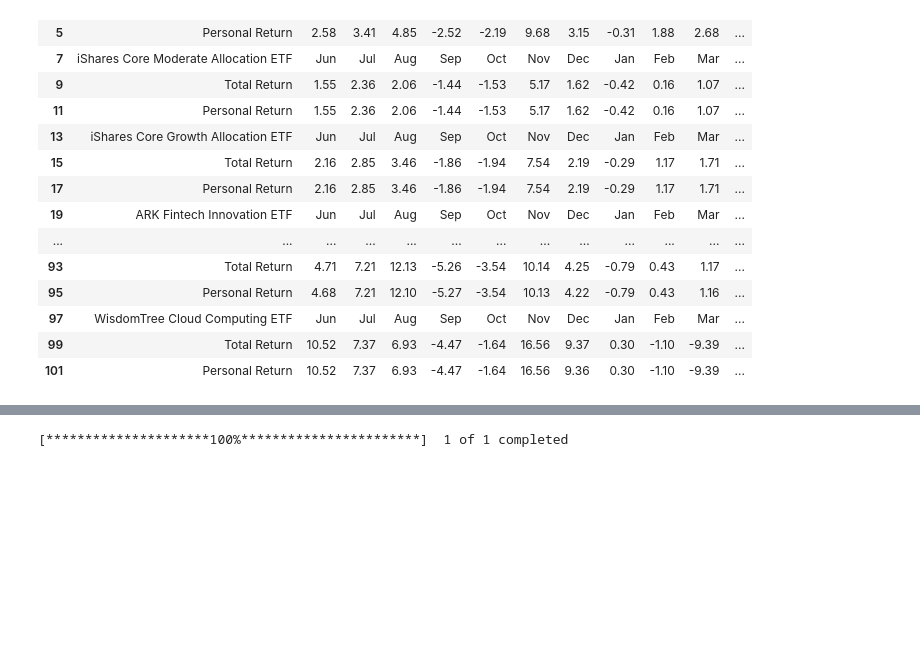
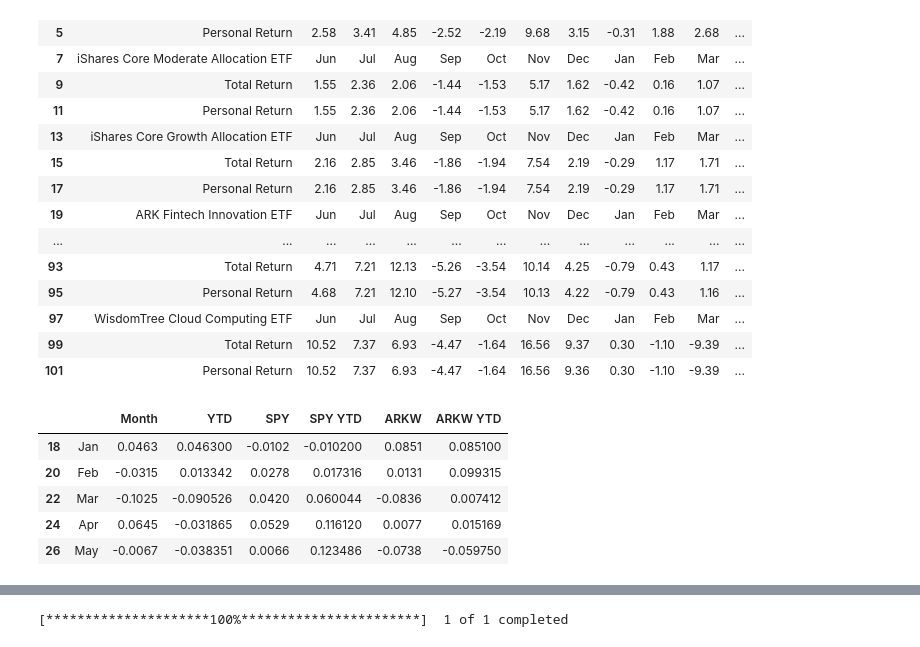
Before and after one commit to stan1eycc/investor-toolbox, a Jupyter notebook: notebooks/ms_parser.ipynb, the cells around one changed output, grey strips where cells are left out. Cells and saved outputs as stored; diff of their text form; code cells hidden in the pictures; blank space fills up the shorter version.

```diff
--- a/notebooks/ms_parser.ipynb
+++ b/notebooks/ms_parser.ipynb
@@ -236,0 +237,9 @@ mon_df
+# %%
+df = mon_df.iloc[[0,2] ,list(mon_df.iloc[0,]).index('Jan'):]
+df = df.T
+df.columns = [' ', 'Month']
+df['Month'] = pd.to_numeric(df['Month']) / 100
+df['YTD'] = ((df['Month'] + 1).cumprod() - 1)
+
+summary_df = df
+summary_df
@@ -284,3 +300,43 @@ res_df
 | 97 | WisdomTree Cloud Computing ETF | Jun | Jul | Aug | Sep | Oct | Nov | Dec | Jan | Feb | Mar | ... |
 | 99 | Total Return | 10.52 | 7.37 | 6.93 | -4.47 | -1.64 | 16.56 | 9.37 | 0.30 | -1.10 | -9.39 | ... |
 | 101 | Personal Return | 10.52 | 7.37 | 6.93 | -4.47 | -1.64 | 16.56 | 9.36 | 0.30 | -1.10 | -9.39 | ... |
+# %%
+bm_1 = 'SPDRÂ® S&P 500 ETF Trust'
+bm_1_t = 'SPY'
+bm_2 = 'ARK Next Generation Internet ETF'
+bm_2_t = 'ARKW'
+
+#bm_1
+bm_name = bm_1
+bm_ticker = bm_1_t
+i = list(res_df[1]).index(bm_name)
+df = res_df.iloc[i:i+3,]
+df = df.iloc[[0,1] ,list(df.iloc[0,]).index('Jan'):]
+df = df.T
+df.columns = [' ', 'Month']
+df['Month'] = pd.to_numeric(df['Month'])/100
+df['YTD'] = ((df['Month'] + 1).cumprod() - 1)
+summary_df[bm_ticker] = list(df['Month'])
+summary_df[bm_ticker +' YTD'] = list(df['YTD'])
+
+#bm_2
+bm_name = bm_2
+bm_ticker = bm_2_t
+i = list(res_df[1]).index(bm_name)
+df = res_df.iloc[i:i+3,]
+df = df.iloc[[0,1] ,list(df.iloc[0,]).index('Jan'):]
+df = df.T
+df.columns = [' ', 'Month']
+df['Month'] = pd.to_numeric(df['Month']) / 100
+df['YTD'] = ((df['Month'] + 1).cumprod() - 1)
+summary_df[bm_ticker] = list(df['Month'])
+summary_df[bm_ticker +' YTD'] = list(df['YTD'])
+
+summary_df
+# %% [output]
+|  |  | Month | YTD | SPY | SPY YTD | ARKW | ARKW YTD |
+| 18 | Jan | 0.0463 | 0.046300 | -0.0102 | -0.010200 | 0.0851 | 0.085100 |
+| 20 | Feb | -0.0315 | 0.013342 | 0.0278 | 0.017316 | 0.0131 | 0.099315 |
+| 22 | Mar | -0.1025 | -0.090526 | 0.0420 | 0.060044 | -0.0836 | 0.007412 |
+| 24 | Apr | 0.0645 | -0.031865 | 0.0529 | 0.116120 | 0.0077 | 0.015169 |
+| 26 | May | -0.0067 | -0.038351 | 0.0066 | 0.123486 | -0.0738 | -0.059750 |
```
Also changed, not shown: parts of 4 cells of this notebook.
